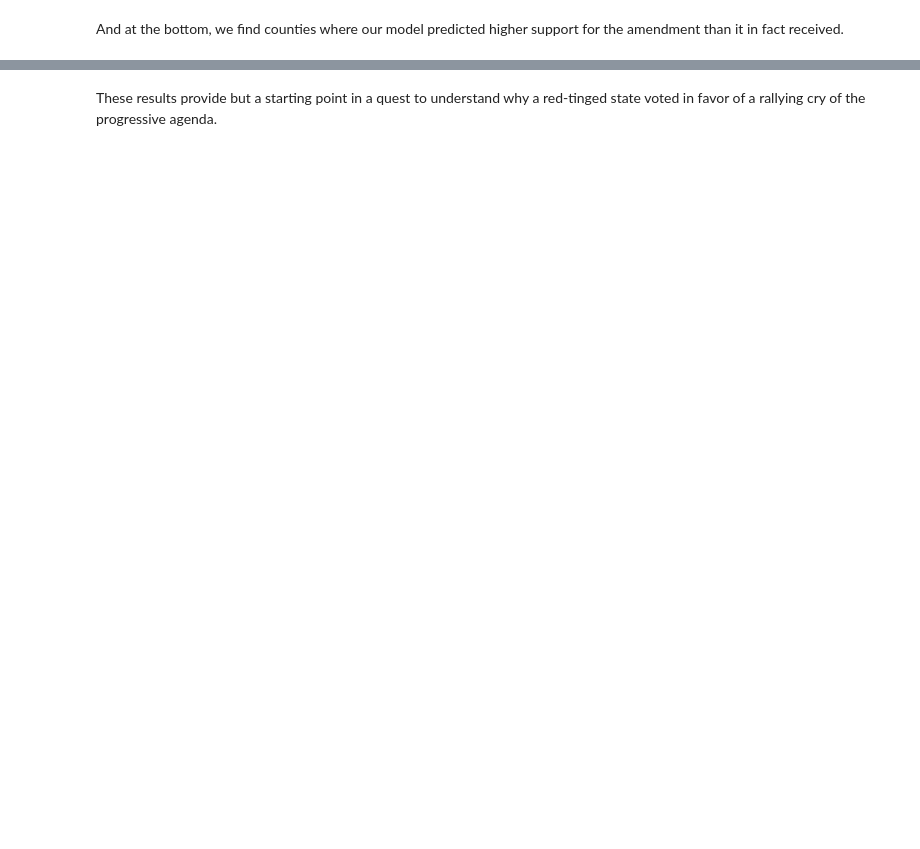
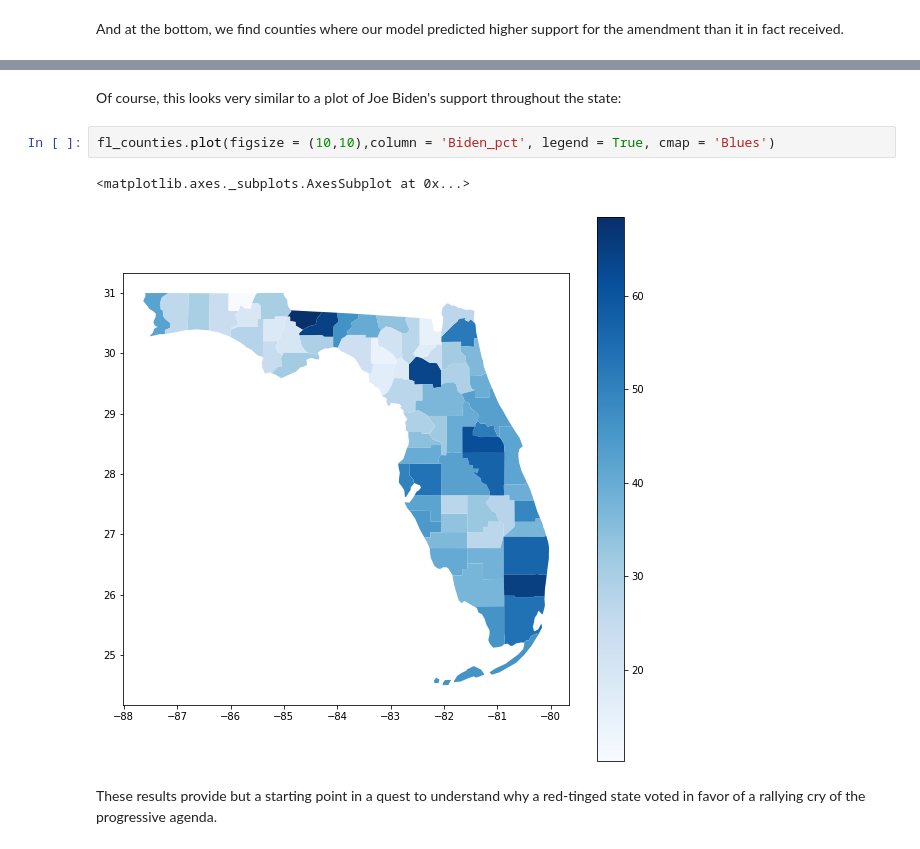
Before and after one commit to devinjbarkey/devinjbarkey.github.io, a Jupyter notebook: FL2020.ipynb, the cells around one changed output, grey strips where cells are left out. Saved outputs shown, nothing was run; the diff lists cells and outputs as text; blank space fills up the shorter version.

```diff
--- a/FL2020.ipynb
+++ b/FL2020.ipynb
@@ -200,2 +286,9 @@ Name: Yes_pct, dtype: float64
+# %% [markdown]
+Of course, this looks very similar to a plot of Joe Biden's support throughout the state:
+# %%
+fl_counties.plot(figsize = (10,10),column = 'Biden_pct', legend = True, cmap = 'Blues')
+# %% [output]
+<matplotlib.axes._subplots.AxesSubplot at 0x...>
+[figure, added]
 # %% [markdown]
 These results provide but a starting point in a quest to understand why a red-tinged state voted in favor of a rallying cry of the progressive agenda.
```
Also changed, not shown: parts of 38 cells of this notebook.
